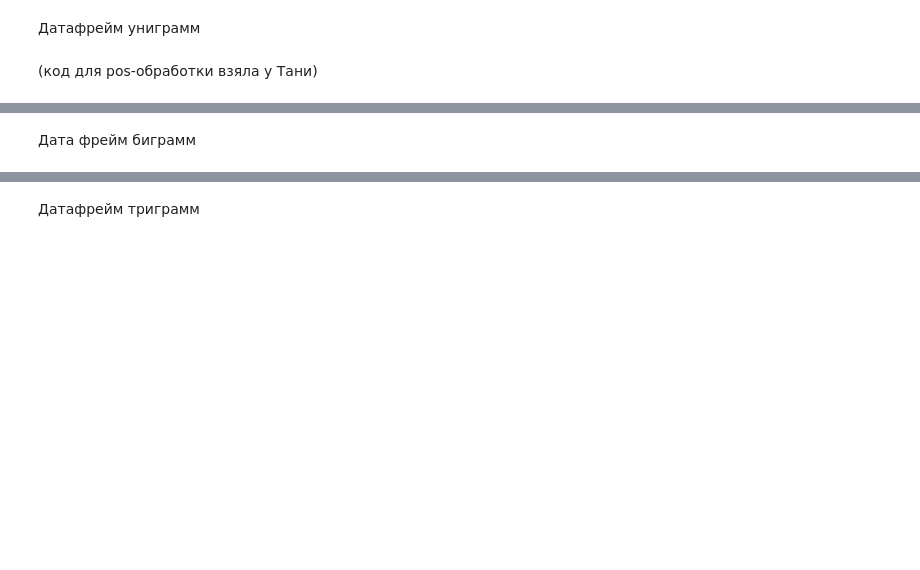
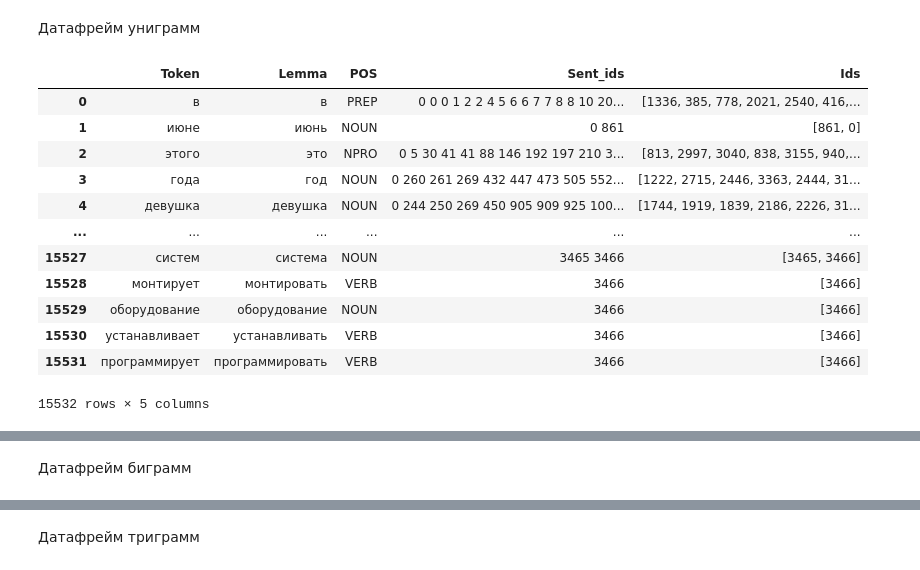
Before and after one commit to tbkazakova/autobr_femcorpus, a Jupyter notebook: NLP_project.ipynb, the cells around one changed output, grey strips where cells are left out. Cells and saved outputs as stored; diff of their text form; code cells hidden in the pictures; blank space fills up the shorter version.

```diff
--- a/NLP_project.ipynb
+++ b/NLP_project.ipynb
@@ -147,7 +159,5 @@ sent_df['Clean_sentence'] = sent_df['Sentence'].apply(preprocess)
 # %% [markdown]
 Датафрейм униграмм
-# %% [markdown]
-(код для pos-обработки взяла у Тани)
 # %%
 def get_pos_lem(word):
   analiz = morph.parse(word)
@@ -174,4 +184,20 @@ def fix_ids(str_list):
   return [int(i) for i in list(set(str_list.split()))]
 # %%
 uni_df['Ids'] = uni_df['Sent_ids'].apply(fix_ids)
+# %%
+uni_df
+# %% [output]
+|  | Token | Lemma | POS | Sent_ids | Ids |
+| 0 | в | в | PREP | 0 0 0 1 2 2 4 5 6 6 7 7 8 8 10 20... | [1336, 385, 778, 2021, 2540, 416,... |
+| 1 | июне | июнь | NOUN | 0 861 | [861, 0] |
+| 2 | этого | это | NPRO | 0 5 30 41 41 88 146 192 197 210 3... | [813, 2997, 3040, 838, 3155, 940,... |
+| 3 | года | год | NOUN | 0 260 261 269 432 447 473 505 552... | [1222, 2715, 2446, 3363, 2444, 31... |
+| 4 | девушка | девушка | NOUN | 0 244 250 269 450 905 909 925 100... | [1744, 1919, 1839, 2186, 2226, 31... |
+| ... | ... | ... | ... | ... | ... |
+| 15527 | систем | система | NOUN | 3465 3466 | [3465, 3466] |
+| 15528 | монтирует | монтировать | VERB | 3466 | [3466] |
+| 15529 | оборудование | оборудование | NOUN | 3466 | [3466] |
+| 15530 | устанавливает | устанавливать | VERB | 3466 | [3466] |
+| 15531 | программирует | программировать | VERB | 3466 | [3466] |
+15532 rows × 5 columns
 # %%
@@ -181,8 +208,8 @@ files.download('uni_df.tsv')
 # %% [output]
 [interactive output not drawn]
 [interactive output not drawn]
-# %% [markdown]
-Дата фрейм биграмм
+# %% [markdown]
+Датафрейм биграмм
 # %%
 bi_df = pd.DataFrame(columns=['bi_token', 'uni_first_token', 'uni_first_lemma', 'uni_first_POS', 'uni_second_token', 'uni_second_lemma', 'uni_second_POS', 'Sent_ids'])
 token_values = []
```
Also changed, not shown: parts of 26 cells of this notebook.
